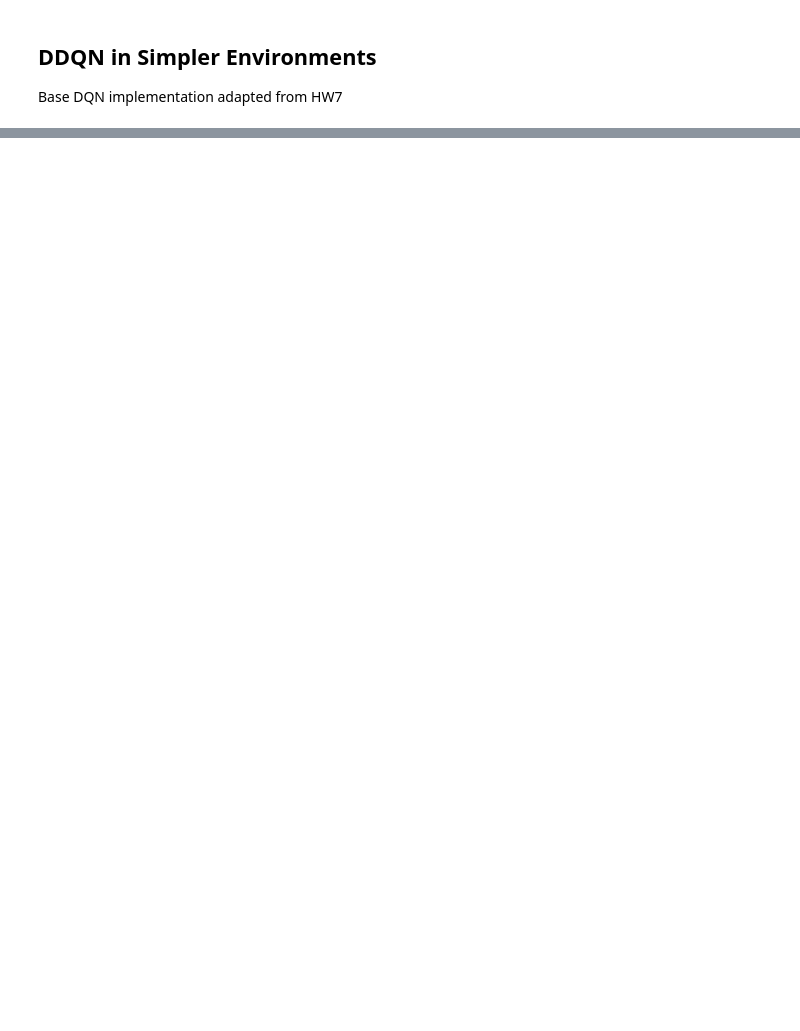
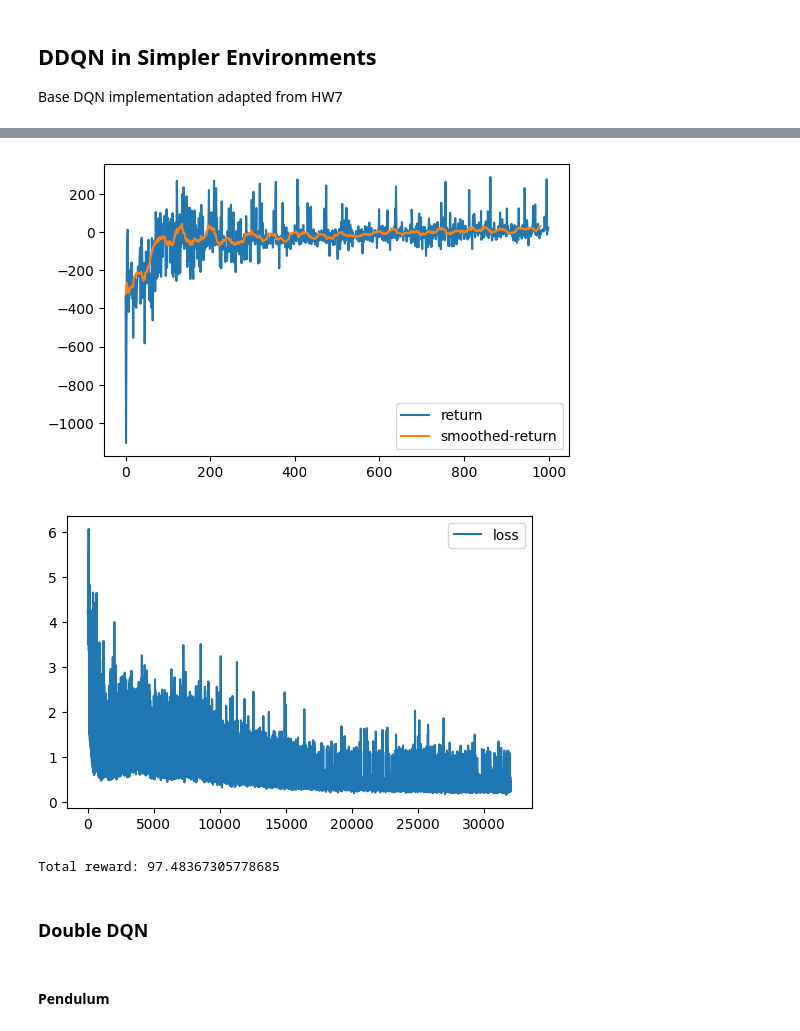
Before and after one commit to KarahanS/RL-Hockey, a Jupyter notebook: DDQN/scripts/ddqn-tests.ipynb, the cells around one changed output, grey strips where cells are left out. Cells and saved outputs as stored; diff of their text form; code cells hidden in the pictures; blank space fills up the shorter version.

Commit message:
DoubleDQN & GPU support

```diff
--- a/DDQN/scripts/ddqn-tests.ipynb
+++ b/DDQN/scripts/ddqn-tests.ipynb
@@ -339,0 +662,16 @@ env.close()
+# %%
+env, ac_space, o_space = create_env("LunarLander-v3")
+
+q_agent = TargetDQNAgent(
+    o_space,
+    ac_space,
+    discount=0.95,
+    eps=0.2,
+    update_target_every=20,
+    tau=1e-3,
+    use_gpu=True
+)
+
+stats, losses = train_dqn_gpu(q_agent, env, max_episodes=1000, max_steps=600, print_freq=100)
+
+env.close()
@@ -339,0 +697,17 @@ env.close()
+# %%
+plot_training(stats, losses)
+# %% [output]
+[figure, added]
+[figure, added]
+# %%
+# Display trained agent's performance
+env = gym.make("LunarLander-v3", render_mode='human')
+
+display_env(q_agent, env)
+env.close()
+# %% [output]
+Total reward: 97.48367305778685
+# %% [markdown]
+### Double DQN
+# %% [markdown]
+#### Pendulum
```
Also changed, not shown: parts of 95 cells of this notebook, 8 other files.
